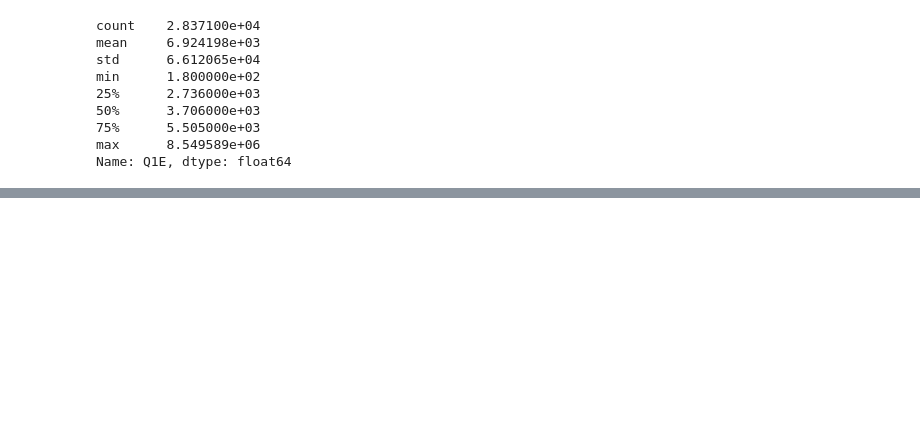
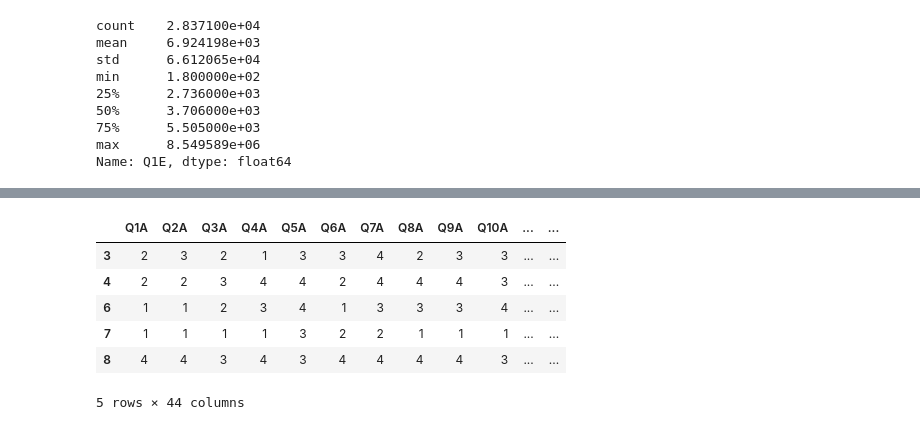
Before and after one commit to rrrin/mental-health, a Jupyter notebook: mental_research.ipynb, the cells around one changed output, grey strips where cells are left out. Drawn from its saved outputs; the diff is of its cells as text; code cells hidden in the pictures; blank space fills up the shorter version.

```diff
--- a/mental_research.ipynb
+++ b/mental_research.ipynb
@@ -81,0 +136,13 @@ Name: Q1E, dtype: float64
+# %%
+res2=scales_q_answers['result'].apply(levels, arr=list(res.describe()[4:]))
+res2.name='depr_level_q'
+scales_q_answers=pd.concat([scales_q_answers,res2], axis=1)
+scales_q_answers.head()
+# %% [output]
+|  | Q1A | Q2A | Q3A | Q4A | Q5A | Q6A | Q7A | Q8A | Q9A | Q10A | ... | ... |
+| 3 | 2 | 3 | 2 | 1 | 3 | 3 | 4 | 2 | 3 | 3 | ... | ... |
+| 4 | 2 | 2 | 3 | 4 | 4 | 2 | 4 | 4 | 4 | 3 | ... | ... |
+| 6 | 1 | 1 | 2 | 3 | 4 | 1 | 3 | 3 | 3 | 4 | ... | ... |
+| 7 | 1 | 1 | 1 | 1 | 3 | 2 | 2 | 1 | 1 | 1 | ... | ... |
+| 8 | 4 | 4 | 3 | 4 | 3 | 4 | 4 | 4 | 4 | 3 | ... | ... |
+5 rows × 44 columns
```
Also changed, not shown: parts of 7 cells of this notebook.
